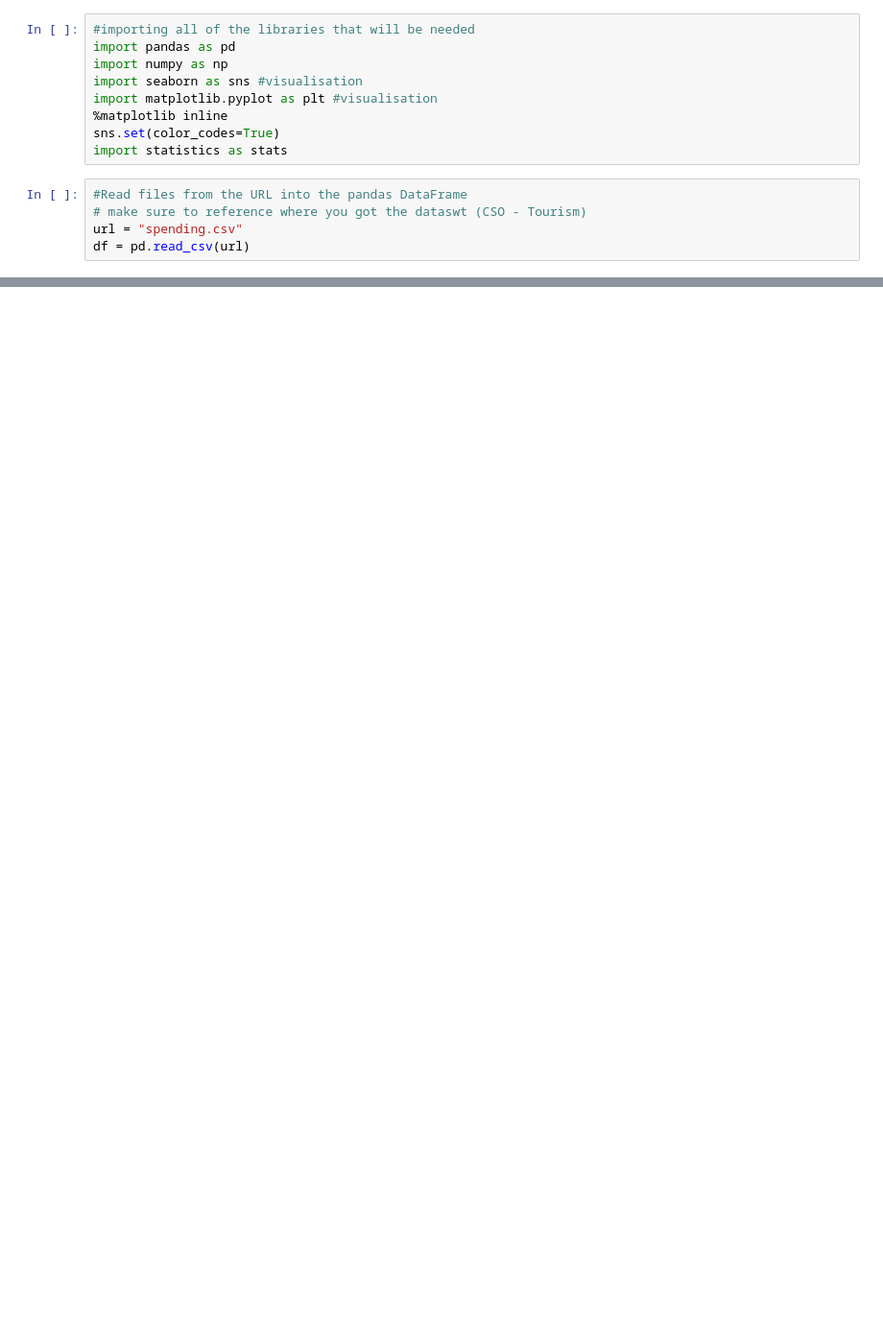
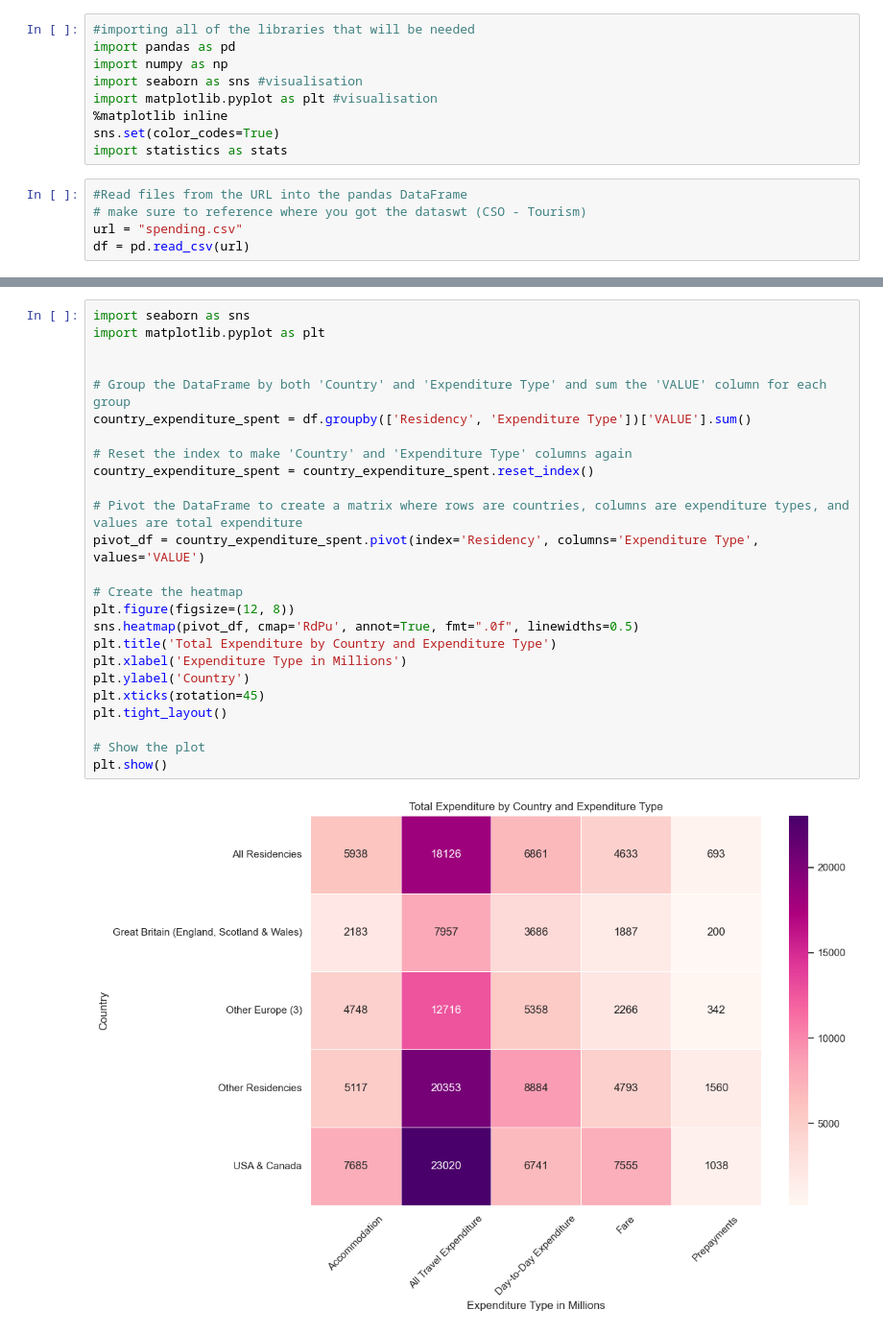
Before and after one commit to CoreyLouiseHughes/CA1_Part2, a Jupyter notebook: Tourism CA1 Part 2 .ipynb, the cells around one changed output, grey strips where cells are left out. Shown: that part at 96% size. Drawn from its saved outputs; the diff is of its cells as text; blank space fills up the shorter version.

```diff
--- a/Tourism CA1 Part 2 .ipynb
+++ b/Tourism CA1 Part 2 .ipynb
@@ -23,0 +126,27 @@ df.head()
+# %%
+import seaborn as sns
+import matplotlib.pyplot as plt
+
+
+# Group the DataFrame by both 'Country' and 'Expenditure Type' and sum the 'VALUE' column for each group
+country_expenditure_spent = df.groupby(['Residency', 'Expenditure Type'])['VALUE'].sum()
+
+# Reset the index to make 'Country' and 'Expenditure Type' columns again
+country_expenditure_spent = country_expenditure_spent.reset_index()
+
+# Pivot the DataFrame to create a matrix where rows are countries, columns are expenditure types, and values are total expenditure
+pivot_df = country_expenditure_spent.pivot(index='Residency', columns='Expenditure Type', values='VALUE')
+
+# Create the heatmap
+plt.figure(figsize=(12, 8))
+sns.heatmap(pivot_df, cmap='RdPu', annot=True, fmt=".0f", linewidths=0.5)
+plt.title('Total Expenditure by Country and Expenditure Type')
+plt.xlabel('Expenditure Type in Millions')
+plt.ylabel('Country')
+plt.xticks(rotation=45)
+plt.tight_layout()
+
+# Show the plot
+plt.show()
+# %% [output]
+[figure, added]
```
Also changed, not shown: parts of 10 cells of this notebook.
